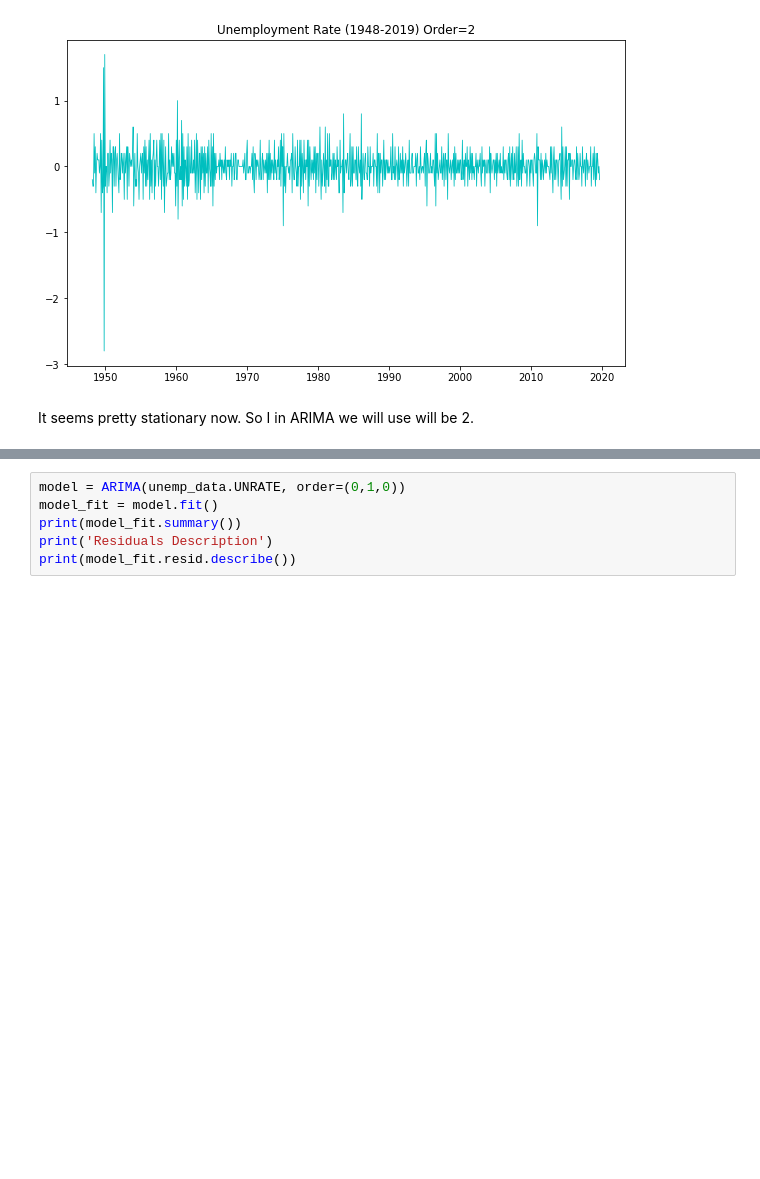
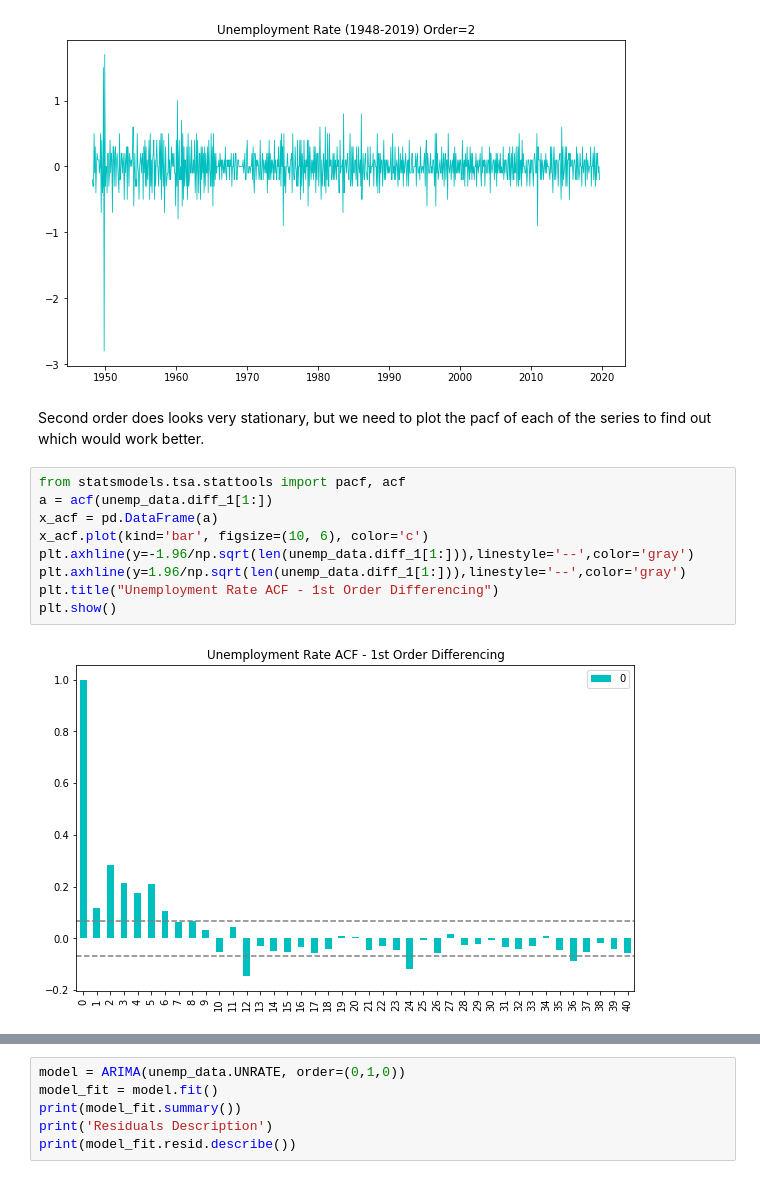
Before and after one commit to 26Jinx/Thinkful, a Jupyter notebook: Unit6/Time_Series/Unemployment_Rate_TS_Challenge.ipynb, the cells around one changed output, grey strips where cells are left out. Drawn from its saved outputs; the diff is of its cells as text; blank space fills up the shorter version.

```diff
--- a/Unit6/Time_Series/Unemployment_Rate_TS_Challenge.ipynb
+++ b/Unit6/Time_Series/Unemployment_Rate_TS_Challenge.ipynb
@@ -58,5 +68,16 @@ plt.title('Unemployment Rate (1948-2019) Order=2')
 plt.show()
 # %% [output]
 [figure]
-# %% [markdown]
-It seems pretty stationary now. So I in ARIMA we will use will be 2.
+# %% [markdown]
+Second order does looks very stationary, but we need to plot the pacf of each of the series to find out which would work better.
+# %%
+from statsmodels.tsa.stattools import pacf, acf
+a = acf(unemp_data.diff_1[1:])
+x_acf = pd.DataFrame(a)
+x_acf.plot(kind='bar', figsize=(10, 6), color='c')
+plt.axhline(y=-1.96/np.sqrt(len(unemp_data.diff_1[1:])),linestyle='--',color='gray')
+plt.axhline(y=1.96/np.sqrt(len(unemp_data.diff_1[1:])),linestyle='--',color='gray')
+plt.title("Unemployment Rate ACF - 1st Order Differencing")
+plt.show()
+# %% [output]
+[figure, added]
```
Also changed, not shown: parts of 29 cells of this notebook.
